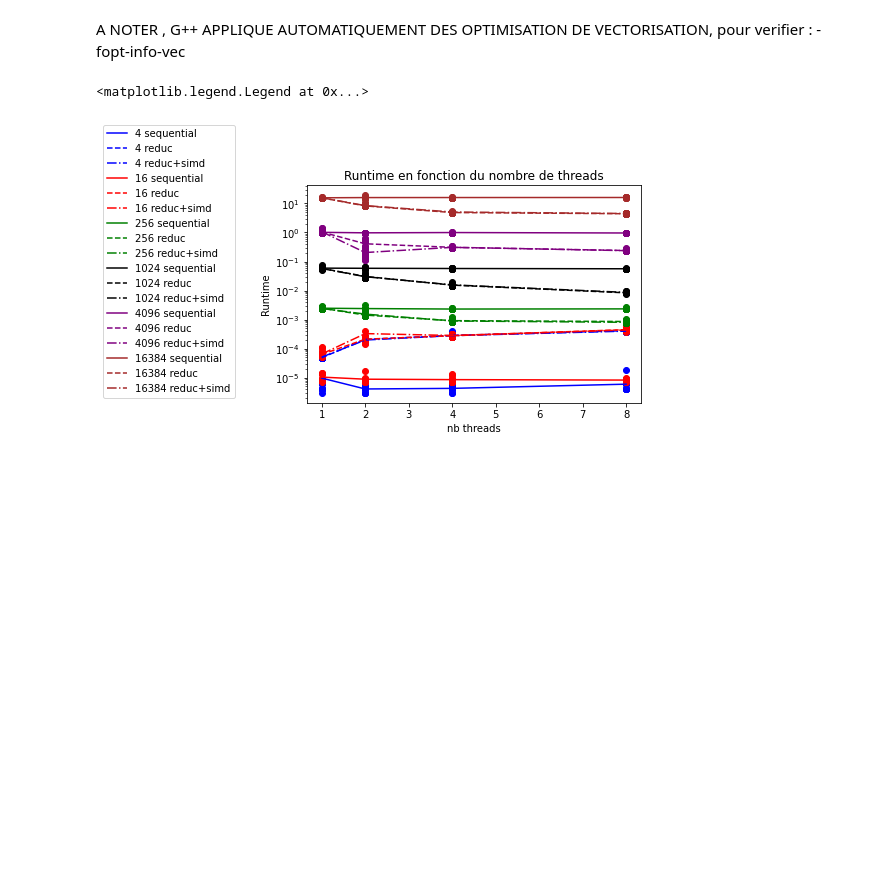
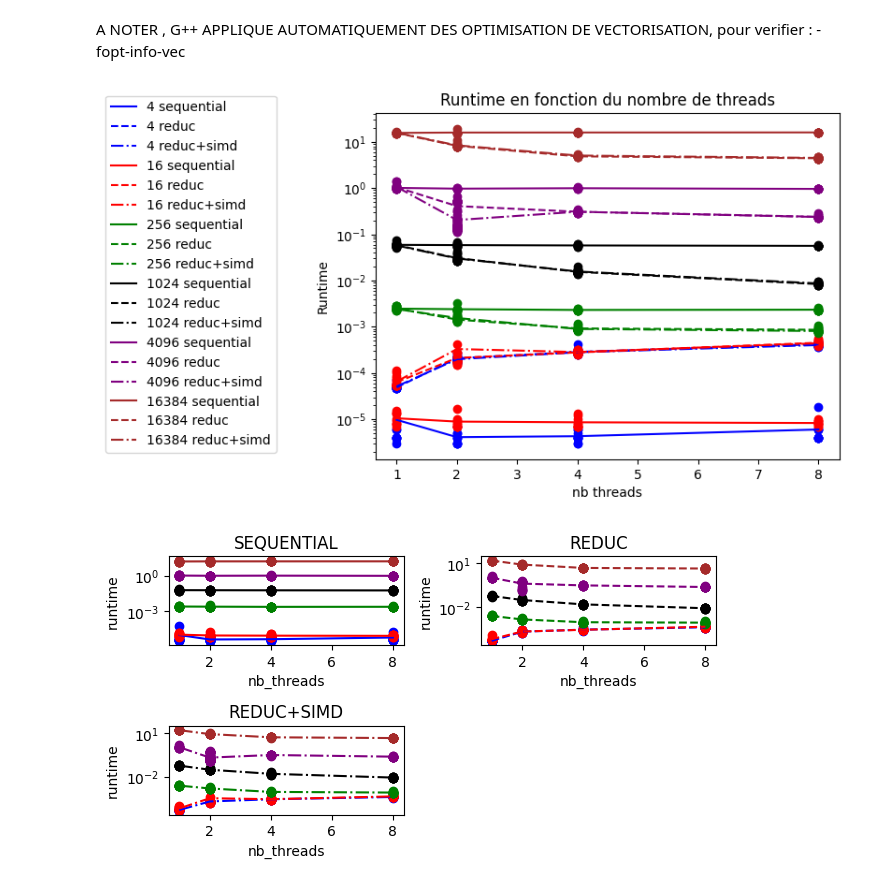
Before and after one commit to CyrilGomes/TP_OPENMP, a Jupyter notebook: src/openmp_tp.ipynb, the cells around one changed output. Cells and saved outputs as stored; diff of their text form; code cells hidden in the pictures; blank space fills up the shorter version.

```diff
--- a/src/openmp_tp.ipynb
+++ b/src/openmp_tp.ipynb
@@ -285,10 +258,9 @@ A NOTER , G++ APPLIQUE AUTOMATIQUEMENT DES OPTIMISATION DE VECTORISATION, pour v
 import matplotlib.pyplot as plt
 import numpy as np
 from numpy import genfromtxt
+import pandas as pd
+import warnings
 
-import pandas as pd
-
-import warnings
 warnings.filterwarnings('ignore')
 
 df = pd.read_csv('stats_part2.csv',header=0,names=['name','nb_threads','N','M','nrepeats','runtime'],dtype={
@@ -300,51 +272,75 @@ df = pd.read_csv('stats_part2.csv',header=0,names=['name','nb_threads','N','M','
                      'runtime' : float
                  })
 
-
 color_n_m = {2**2 : "blue", 2**4 : "red", 2**8 : "green", 2**10 : "black", 2**12 : "purple", 2**14 :"brown", 2**16:"pink"}
 
 for N in df['N'].drop_duplicates():
     df_plot = df[(df['N'] == int(N))]
     df_plot = df_plot[df_plot['name'] == "2_1 sequential"]
-
     mean_stats = df_plot.groupby(['N','name','nb_threads']).mean().reset_index()
-
     plt.plot(mean_stats['nb_threads'], mean_stats['runtime'],linestyle="solid", label=f'{N} sequential', color=color_n_m[N])
-
     plt.scatter(df_plot['nb_threads'], df_plot['runtime'], label=None, color = color_n_m[N])
 
     df_plot = df[(df['N'] == int(N))]
     df_plot = df_plot[df_plot['name'] == "2_2 reduction"]
-
     mean_stats = df_plot.groupby(['N','name','nb_threads']).mean().reset_index()
-
     plt.plot(mean_stats['nb_threads'], mean_stats['runtime'],linestyle="dashed", label=f'{N} reduc', color = color_n_m[N])
-
     plt.scatter(df_plot['nb_threads'], df_plot['runtime'], label=None, color = color_n_m[N])
 
     df_plot = df[(df['N'] == int(N))]
     df_plot = df_plot[df_plot['name'] == "2_3 reduction+simd"]
-
     mean_stats = df_plot.groupby(['N','name','nb_threads']).mean().reset_index()
-
     plt.plot(mean_stats['nb_threads'], mean_stats['runtime'],linestyle="dashdot", label=f'{N} reduc+simd', color = color_n_m[N])
-
     plt.scatter(df_plot['nb_threads'], df_plot['runtime'], label=None, color = color_n_m[N])
-
-
 
 plt.yscale('log')
 plt.xlabel('nb threads')
 plt.ylabel('Runtime')
 plt.title("Runtime en fonction du nombre de threads")
 plt.legend(loc='lower right', bbox_to_anchor=(-0.2, 0))
 
-#df_group = df.groupby(['name', )
-#plt.yscale('log')
-#plt.xscale('log')
-#df.set_index('N', inplace=True)
-#df_group['runtime'].plot(legend=True)
+fig = plt.figure()
+ax1 = plt.subplot(321)
+ax2 = plt.subplot(322)
+ax3 = plt.subplot(323)
+
+for N in df['N'].drop_duplicates():
+    df_plot = df[(df['N'] == int(N))]
+    df_plot = df_plot[df_plot['name'] == "2_1 sequential"]
+    mean_stats = df_plot.groupby(['N','name','nb_threads']).mean().reset_index()
+    ax1.plot(mean_stats['nb_threads'], mean_stats['runtime'],linestyle="solid", label=f'{N} sequential', color=color_n_m[N])
+    ax1.set_yscale('log')
+    ax1.scatter(df_plot['nb_threads'], df_plot['runtime'], label=None, color = color_n_m[N])
+    ax1.set_title("SEQUENTIAL")
+    ax1.set_xlabel("nb_threads")
+    ax1.set_ylabel("runtime")
+
+for N in df['N'].drop_duplicates():
+    df_plot = df[(df['N'] == int(N))]
+    df_plot = df_plot[df_plot['name'] == "2_2 reduction"]
+    mean_stats = df_plot.groupby(['N','name','nb_threads']).mean().reset_index()
+    ax2.plot(mean_stats['nb_threads'], mean_stats['runtime'],linestyle="dashed", label=f'{N} reduc', color = color_n_m[N])
+    ax2.set_yscale('log')
+    ax2.scatter(df_plot['nb_threads'], df_plot['runtime'], label=None, color = color_n_m[N])
+    ax2.set_title("REDUC")
+    ax2.set_xlabel("nb_threads")
+    ax2.set_ylabel("runtime")
+
+for N in df['N'].drop_duplicates():
+    df_plot = df[(df['N'] == int(N))]
+    df_plot = df_plot[df_plot['name'] == "2_3 reduction+simd"]
+    mean_stats = df_plot.groupby(['N','name','nb_threads']).mean().reset_index()
+    ax3.plot(mean_stats['nb_threads'], mean_stats['runtime'],linestyle="dashdot", label=f'{N} reduc+simd', color = color_n_m[N])
+    ax3.set_yscale('log')
+    ax3.scatter(df_plot['nb_threads'], df_plot['runtime'], label=None, color = color_n_m[N])
+    ax3.set_title("REDUC+SIMD")
+    ax3.set_xlabel("nb_threads")
+    ax3.set_ylabel("runtime")
+
+
+plt.tight_layout()
+plt.show()
 # %% [output]
-<matplotlib.legend.Legend at 0x...>
-[figure, old version]
+[figure, new version]
+[figure, added]
 # %%
```
Also changed, not shown: parts of 3 cells of this notebook, 1 other file.
